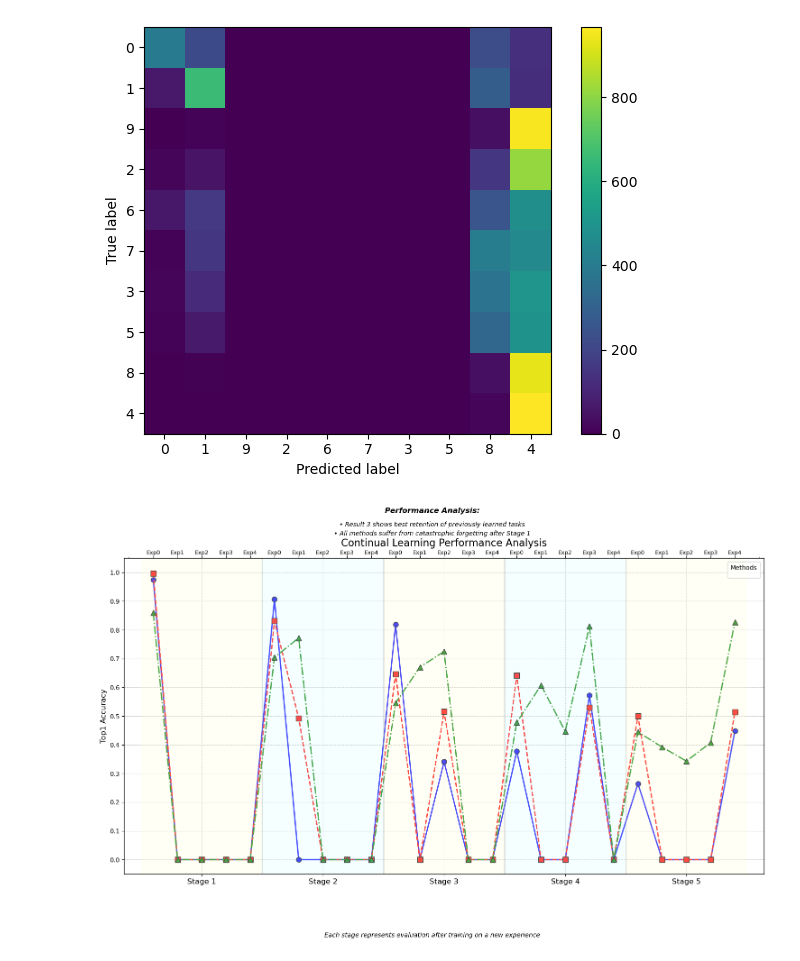
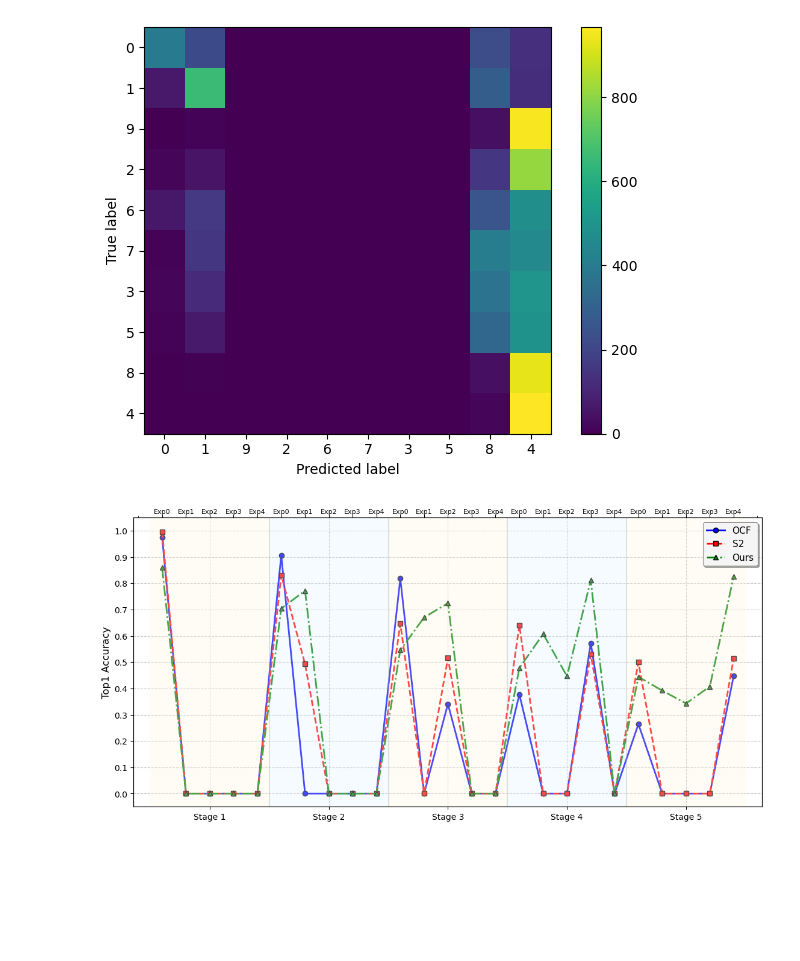
Before and after one commit to yzy1997/quantum_cl, a Jupyter notebook: plot_results.ipynb, the cells around one changed output. Saved outputs shown, nothing was run; the diff lists cells and outputs as text; code cells hidden in the pictures; blank space fills up the shorter version.

Commit message:
update the plot results code

```diff
--- a/plot_results.ipynb
+++ b/plot_results.ipynb
@@ -70,9 +70,8 @@ result1_accs = extract_exp_accuracies(result1)
 result2_accs = extract_exp_accuracies(result2)
 result3_accs = extract_exp_accuracies(result3)
 
-# 创建图表
-plt.figure(figsize=(15, 10))
-plt.title('Continual Learning Performance Analysis', fontsize=16)
+# 创建图表 - 调整大小和留白
+plt.figure(figsize=(12, 6))
 plt.ylabel('Top1 Accuracy', fontsize=12)
 plt.grid(True, linestyle='--', alpha=0.7)
 
@@ -83,58 +82,66 @@ result3_flat = [acc for stage in result3_accs for acc in stage]
 
 # 绘制三条折线 - 使用不同的线型和标记
 x = np.arange(len(result1_flat))
-plt.plot(x, result1_flat, 'b-', linewidth=2, marker='o', markersize=8,
-         markerfacecolor='blue', markeredgecolor='black', label='Result 1')
-plt.plot(x, result2_flat, 'r--', linewidth=2, marker='s', markersize=8,
-         markerfacecolor='red', markeredgecolor='black', label='Result 2')
-plt.plot(x, result3_flat, 'g-.', linewidth=2, marker='^', markersize=8,
-         markerfacecolor='green', markeredgecolor='black', label='Result 3')
+line1, = plt.plot(x, result1_flat, 'b-', linewidth=2, marker='o', markersize=6,
+                 markerfacecolor='blue', markeredgecolor='black')
+line2, = plt.plot(x, result2_flat, 'r--', linewidth=2, marker='s', markersize=6,
+                 markerfacecolor='red', markeredgecolor='black')
+line3, = plt.plot(x, result3_flat, 'g-.', linewidth=2, marker='^', markersize=6,
+                 markerfacecolor='green', markeredgecolor='black')
 
 # 添加阶段分隔线
 for stage in range(1, len(result1)):
-    plt.axvline(x=stage*num_exp-0.5, color='gray', linestyle='-', alpha=0.3, linewidth=2)
+    plt.axvline(x=stage*num_exp-0.5, color='gray', linestyle='-', alpha=0.3, linewidth=1.5)
 
 # 设置Y轴
-plt.yticks(np.arange(0, 1.1, 0.1))
+plt.yticks(np.arange(0, 1.1, 0.1), fontsize=10)
 plt.ylim(-0.05, 1.05)
 
 # 创建双X轴显示
 ax = plt.gca()
 
 # 上方X轴：显示Exp标签
 ax_top = ax.twiny()
 ax_top.set_xlim(ax.get_xlim())
 ax_top.set_xticks(x)
-ax_top.set_xticklabels([f'Exp{exp}' for exp in range(num_exp)] * len(result1))
-ax_top.tick_params(axis='x', which='major', labelsize=9, pad=0)
+ax_top.set_xticklabels([f'Exp{exp}' for exp in range(num_exp)] * len(result1), fontsize=8)
+ax_top.tick_params(axis='x', which='major', labelsize=8, pad=0)
 ax_top.xaxis.set_minor_locator(MultipleLocator(1))
 
 # 下方X轴：显示Stage标签
 ax.set_xticks([i*num_exp + num_exp/2 - 0.5 for i in range(len(result1))])
-ax.set_xticklabels([f'Stage {i+1}' for i in range(len(result1))], fontsize=12)
+ax.set_xticklabels([f'Stage {i+1}' for i in range(len(result1))], fontsize=10)
 
 # 添加网格线和背景色以区分阶段
 for stage in range(len(result1)):
     start = stage * num_exp
     end = (stage + 1) * num_exp
-    color = 'lightyellow' if stage % 2 == 0 else 'lightcyan'
+    color = '#FFF8E1' if stage % 2 == 0 else '#E1F5FE'  # 更柔和的颜色
     plt.axvspan(start-0.5, end-0.5, facecolor=color, alpha=0.3)
 
-# 添加图例和说明
-plt.legend(title='Methods', fontsize=12, loc='upper right')
-plt.figtext(0.5, 0.01, 'Each stage represents evaluation after training on a new experience',
-            ha='center', fontsize=10, style='italic')
+# 在右上角添加卡片式图例
+legend = plt.legend(
+    [line1, line2, line3],
+    ['OCF', 'S2', 'Ours'],
+    loc='upper right',
+    fontsize=11,
+    frameon=True,
+    fancybox=True,
+    framealpha=0.9,
+    edgecolor='gray',
+    shadow=True
+)
+legend.get_frame().set_linewidth(0.8)  # 设置边框线宽
 
-# 添加性能分析注释
-plt.figtext(0.5, 0.95, 'Performance Analysis:',
-            ha='center', fontsize=12, style='italic', weight='bold')
-plt.figtext(0.5, 0.92, '• Result 3 shows best retention of previously learned tasks',
-            ha='center', fontsize=10, style='italic')
-plt.figtext(0.5, 0.90, '• All methods suffer from catastrophic forgetting after Stage 1',
-            ha='center', fontsize=10, style='italic')
+# 调整布局 - 减少留白
+plt.tight_layout(pad=1.0)  # 减少内边距
+plt.subplots_adjust(
+    top=0.95,    # 减少顶部留白
+    bottom=0.15, # 减少底部留白
+    left=0.08,   # 减少左侧留白
+    right=0.95   # 减少右侧留白
+)
 
-plt.tight_layout()
-plt.subplots_adjust(top=0.85, bottom=0.15)  # 调整顶部和底部空间
 plt.show()
 # %% [output]
-[figure, old version]
+[figure, new version]
```
